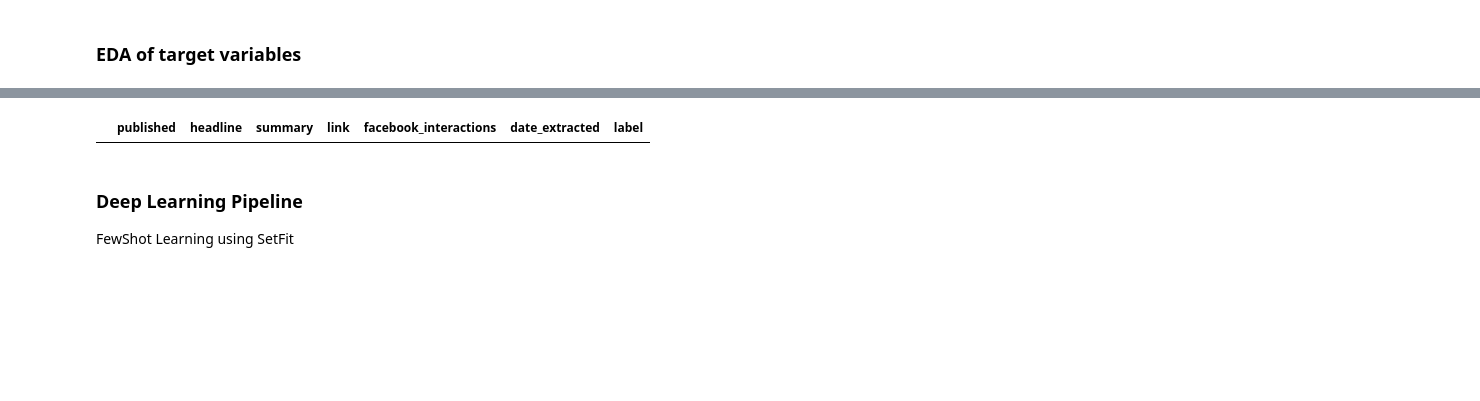
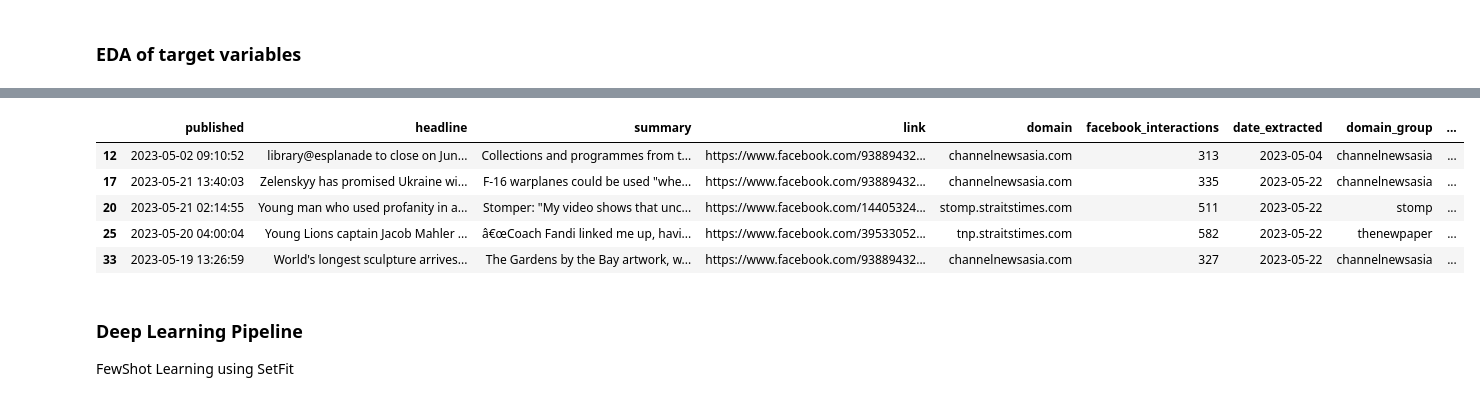
Before and after one commit to xeonkai/news_matching, a Jupyter notebook: traction-analytics/traction_analytics.ipynb, the cells around one changed output, grey strips where cells are left out. Saved outputs shown, nothing was run; the diff lists cells and outputs as text; code cells hidden in the pictures; blank space fills up the shorter version.

```diff
--- a/traction-analytics/traction_analytics.ipynb
+++ b/traction-analytics/traction_analytics.ipynb
@@ -80,0 +243,5 @@ df_unique
+# %%
+# merge traffic table with df_filtered on domain and domain_group respectively
+
+df_unique = df_filtered.merge(traffic_table, on='domain_group', how='left')
+df_unique
@@ -156,7 +347,8 @@ Issues:
 from sklearn.linear_model import LinearRegression
 # %%
 GRD_THRESHOLD = 0
-VAL_ARR_THRESHOLD = 0
+VAL_ARR_THRESHOLD_UPPER = 0
+VAL_ARR_THRESHOLD_LOWER = 0
 # %%
 # Creating a custom group by function to determine if an article is trending, not trending or neutral based on the percentage change in facebook interactions
 
@@ -172,13 +364,13 @@ def label_by_LR(val_array):
     model.fit(np.arange(len(val_array)).reshape(-1, 1), val_array)
     gradient = model.coef_[0]
 
-    if gradient > GRD_THRESHOLD or np.mean(val_array) > VAL_ARR_THRESHOLD:
+    if gradient > GRD_THRESHOLD or np.mean(val_array) > VAL_ARR_THRESHOLD_UPPER:
         label = 'trending'
 
-    elif gradient < -GRD_THRESHOLD:
+    elif gradient < -GRD_THRESHOLD or np.mean(val_array) < VAL_ARR_THRESHOLD_LOWER:
         label = 'not trending'
 
-    return label
+    return (label, gradient, np.mean(val_array))
 # %% [markdown]
 ### Using Abs Values
 # %%
@@ -197,6 +387,10 @@ df_labels = df.groupby('link')['facebook_interactions'].agg(label_by_LR).reset_i
 # Merge the unique articles dataframe with the labels dataframe
 
 df_labelled = df_unique.merge(df_labels, on='link', how='left')
-df_labelled = df_labelled.rename(columns={'facebook_interactions_x': 'facebook_interactions', 'facebook_interactions_y': 'label'})
+df_labelled = df_labelled.rename(columns={'facebook_interactions_x': 'facebook_interactions', 'facebook_interactions_y': 'rule_output'})
+df_labelled['label'] = df_labelled['rule_output'].apply(lambda x: x[0])
+df_labelled['gradient'] = df_labelled['rule_output'].apply(lambda x: x[1])
+df_labelled['mean'] = df_labelled['rule_output'].apply(lambda x: x[2])
+df_labelled.drop(columns=['rule_output'], inplace=True)
 df_labelled.head()
 # %% [output]
@@ -261,9 +464,14 @@ df_labelled[df_labelled['label'] == 'trending']
 # %%
 # previewing not trending articles
 
-df_labelled[df_labelled['label'] == 'not trending']
+df_labelled[df_labelled['label'] == 'not trending'].head()
 # %% [output]
-|  | published | headline | summary | link | facebook_interactions | date_extracted | label |
+|  | published | headline | summary | link | domain | facebook_interactions | date_extracted | domain_group | ... |
+| 12 | 2023-05-02 09:10:52 | library@esplanade to close on Jun... | Collections and programmes from t... | https://www.facebook.com/93889432... | channelnewsasia.com | 313 | 2023-05-04 | channelnewsasia | ... |
+| 17 | 2023-05-21 13:40:03 | Zelenskyy has promised Ukraine wi... | F-16 warplanes could be used "whe... | https://www.facebook.com/93889432... | channelnewsasia.com | 335 | 2023-05-22 | channelnewsasia | ... |
+| 20 | 2023-05-21 02:14:55 | Young man who used profanity in a... | Stomper: "My video shows that unc... | https://www.facebook.com/14405324... | stomp.straitstimes.com | 511 | 2023-05-22 | stomp | ... |
+| 25 | 2023-05-20 04:00:04 | Young Lions captain Jacob Mahler ... | â€œCoach Fandi linked me up, havi... | https://www.facebook.com/39533052... | tnp.straitstimes.com | 582 | 2023-05-22 | thenewpaper | ... |
+| 33 | 2023-05-19 13:26:59 | World's longest sculpture arrives... | The Gardens by the Bay artwork, w... | https://www.facebook.com/93889432... | channelnewsasia.com | 327 | 2023-05-22 | channelnewsasia | ... |
 # %%
 # concatenate headline and summary columns
 df_labelled['text'] = df_labelled['headline'] + ' ' + df_labelled['summary']
```
Also changed, not shown: parts of 44 cells of this notebook.
